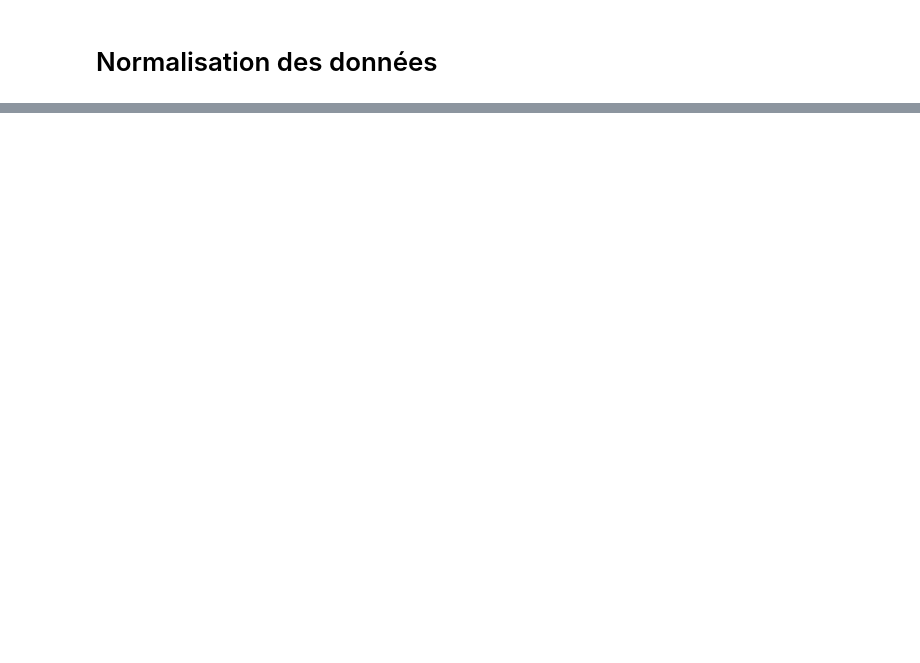
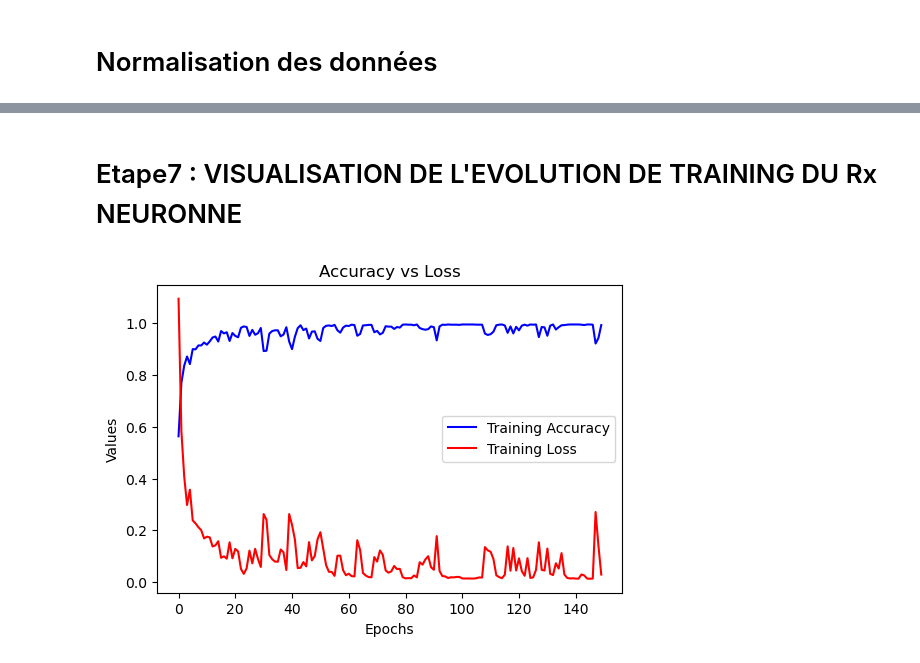
Before and after one commit to BMdestino/LAB_pro_en_IA, a Jupyter notebook: mining_dataset.ipynb, the cells around one changed output, grey strips where cells are left out. Saved outputs shown, nothing was run; the diff lists cells and outputs as text; code cells hidden in the pictures; blank space fills up the shorter version.

```diff
--- a/mining_dataset.ipynb
+++ b/mining_dataset.ipynb
@@ -437,2 +465,0 @@ RandomForestRegressor(n_estimators=3, random_state=3)
-# %%
-randomFor_Regress_model.fit(X_train, y_train)
@@ -519,0 +471,24 @@ plt.show()
+# %%
+# AJOUT DE LA 1ère COUCHE
+model_dnn.add(Dense(10, input_shape=(5,), activation='relu'))
+
+# AJOUT DE INTERMEDIAIRE 1 (2èmè couche)
+model_dnn.add(Dense(128, activation='relu'))
+model_dnn.add(Dropout(0.5))
+
+# AJOUT DE LA  (3èm couche intermédiaire)
+model_dnn.add(Dense(64, activation='relu'))
+model_dnn.add(Dropout(0.2))
+
+# AJOUT DE LA  (4èm couche intermédiaire)
+model_dnn.add(Dense(32, activation='relu'))
+
+
+
+# COUCHE DE SORTIE
+model_dnn.add(Dense(4, activation='softmax'))
+
+# COMPILATION DE MODEL
+model_dnn.compile(optimizer=Adam(learning_rate=0.01), loss='categorical_crossentropy', metrics=['accuracy'])
+# AFFICHAGE DE L'AQRCHITECTURE DU Rx DE NEURONE
+model_dnn.summary()
@@ -519,0 +517,2 @@ plt.show()
+# %%
+history = model_dnn.fit(X_train, y_train, epochs=150, verbose=1, validation_data=(X_test, y_test))
@@ -519,0 +537,19 @@ plt.show()
+# %% [markdown]
+# Etape7 : VISUALISATION DE L'EVOLUTION DE TRAINING DU Rx NEURONNE
+# %%
+epoch_accuracy = history.history['accuracy']
+epoch_loss = history.history['loss']
+
+epoch_val_accuracy = history.history['val_accuracy']
+epoch_val_loss = history.history['val_loss']
+# %%
+plt.figure(figsize=(6, 4))
+plt.plot(range(0, len(epoch_accuracy)), epoch_accuracy, color='blue', label='Training Accuracy')
+plt.plot(range(0, len(epoch_loss)), epoch_loss, color='red', label='Training Loss')
+plt.xlabel('Epochs')
+plt.ylabel('Values')
+plt.title('Accuracy vs Loss')
+plt.legend()
+plt.show()
+# %% [output]
+[figure, added]
```
Also changed, not shown: parts of 113 cells of this notebook.
